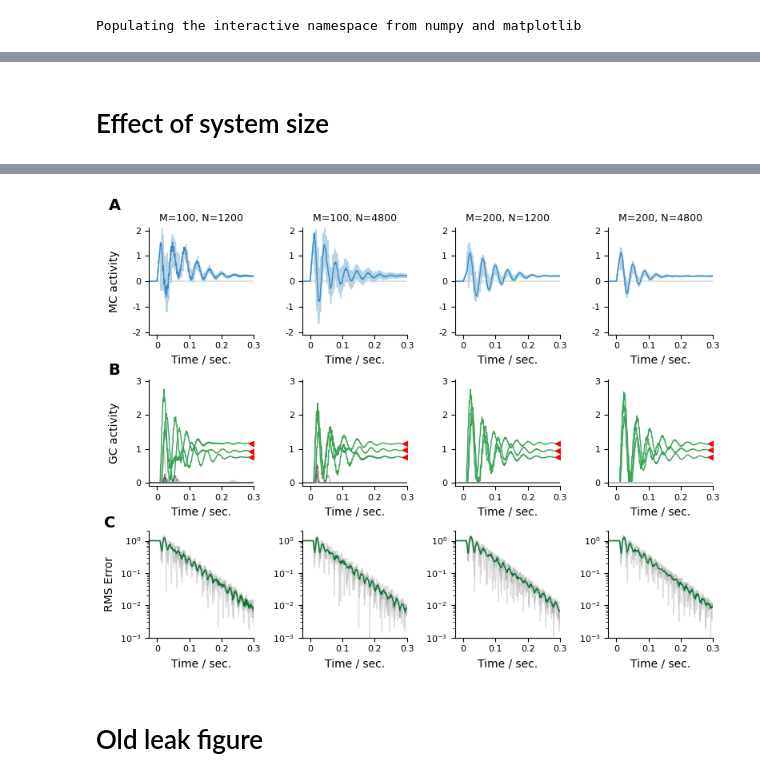
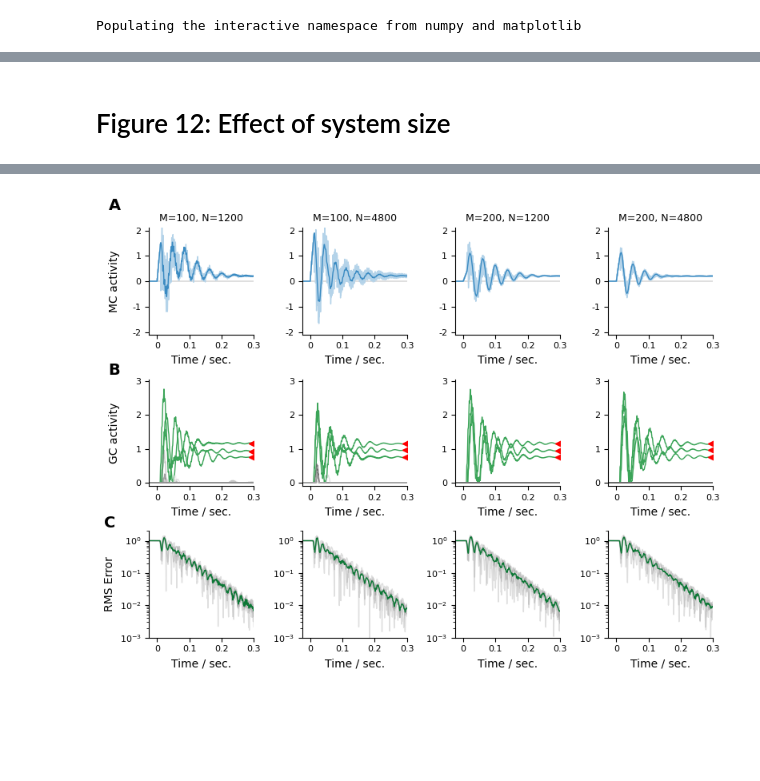
Before and after one commit to stootoon/sister-mcs-release, a Jupyter notebook: make_figures.ipynb, the cells around one changed output, grey strips where cells are left out. Drawn from its saved outputs; the diff is of its cells as text; code cells hidden in the pictures; blank space fills up the shorter version.

Commit message:
Fixed RMSE bug in effect_of_leaky_pgs, cleaned up make_figures.

```diff
--- a/make_figures.ipynb
+++ b/make_figures.ipynb
@@ -210,5 +17,0 @@ eos.plot_effect_on_mcs(data)
-# %%
-import effect_of_sisters as eos
-force_compute = False
-data = dt.load_if_exists_else_compute("eos_data.p", eos.load_data, force_compute = force_compute)
-eos.plot_effect_on_gcs(data)
@@ -235,4 +17,0 @@ eos.plot_effect_on_gcs(data)
-# %%
-import effect_of_parameters as eop
-force_compute = False
-data = dt.load_if_exists_else_compute("eop_data.p", lambda: eop.find_amplitude_spectrum_peaks(eop.load_data(n_max=10)), force_compute = force_compute)
@@ -441,9 +166,0 @@ eol.plot_effect_of_leaky_pgs(data, subplots=which_plots, label_order = ["gap", "
-# %%
-import effect_of_leaky_pgs as eol
-reload(eol)
-force_compute = False
-data = dt.load_if_exists_else_compute("eol_data.p", eol.load_data, force_compute = force_compute)
-figure(figsize=(8,6))
-gs = GridSpec(2,2)
-which_plots = {(80,10):gs[0,:], "rel":gs[1,0], "rel_approx":gs[1,1]}
-eol.plot_effect_of_leaky_pgs(data, subplots=which_plots, label_order = [(80,10),"rel", "rel_approx"], fig_name = "leak_qeps")
@@ -465,0 +169,5 @@ eol.plot_effect_of_leaky_pgs(data, subplots=which_plots, label_order = [(80,10),
+# %%
+import effect_of_density as eod
+force_compute = False
+data = dt.load_if_exists_else_compute("eod_data.p", loader_fun = lambda: eod.load_data(n_max=6, t_decay=[1,1.5]), force_compute = force_compute)
+eod.plot_effect_of_density(data, which_trial_low=0, ylim_decay=[-1e-7, 1e-7], xlim_decay_high = [1.5, 2], xlim_decay_low=[1,1.5])
@@ -466,9 +185,8 @@ eol.plot_effect_of_leaky_pgs(data, subplots=which_plots, label_order = [(80,10),
 # %% [markdown]
-# Effect of system size
+# Figure 12: Effect of system size
 # %%
 import effect_of_size as eosz
-reload(eosz)
-force_compute = True
+force_compute = False
 data = dt.load_if_exists_else_compute("eosz_data.p", eosz.load_data, force_compute = force_compute)
 eosz.plot_effect_of_size(data, glom_target = 0.2, xl = (-0.025,0.3))
 # %% [output]
@@ -492,4 +204 @@ eosz.plot_effect_of_size(data, glom_target = 0.2, xl = (-0.025,0.3))
-[figure, old version]
+[figure, new version]
-# %% [markdown]
-
-# Old leak figure
```
Also changed, not shown: parts of 55 cells of this notebook, 1 other file.
